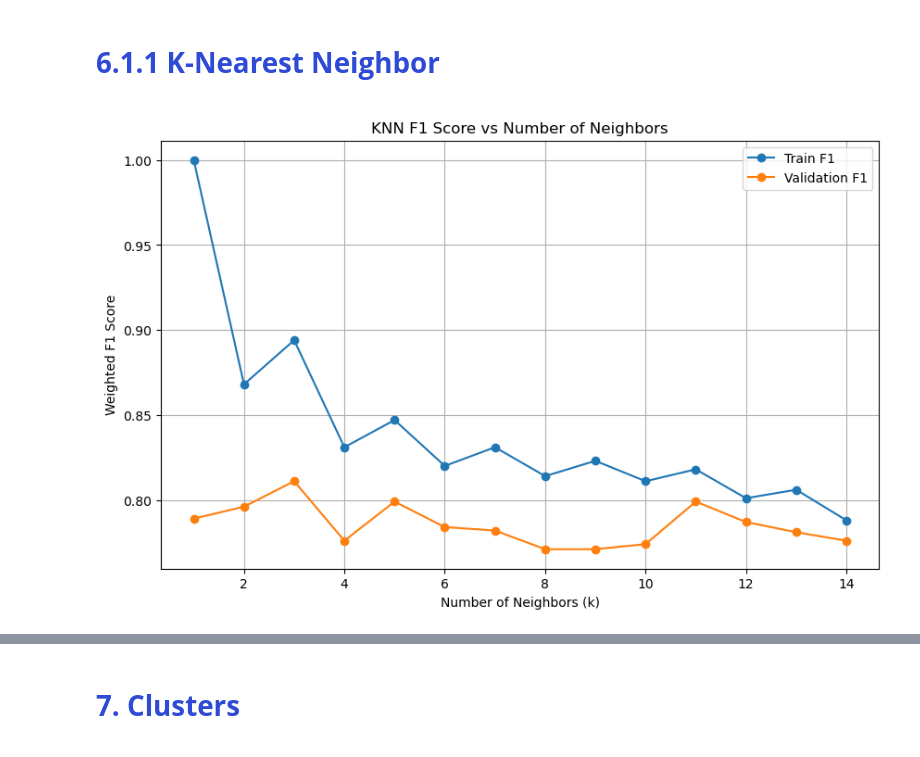
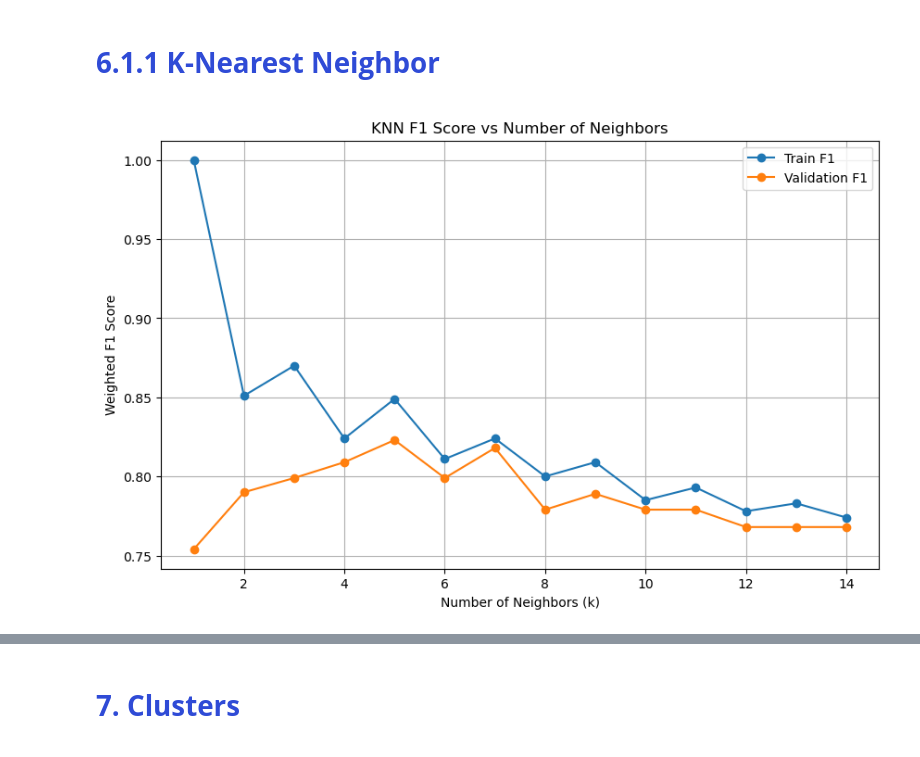
Before and after one commit to deboratcruz11/bootcamp, a Jupyter notebook: HR_Attrition.ipynb, the cells around one changed output, grey strips where cells are left out. Saved outputs shown, nothing was run; the diff lists cells and outputs as text; code cells hidden in the pictures.

```diff
--- a/HR_Attrition.ipynb
+++ b/HR_Attrition.ipynb
@@ -1546,16 +1546,16 @@ def evaluate_knn_with_scaling(X_train_extended, y_train, X_val_extended, y_val,
     return f1_train_scores, f1_val_scores
 # %%
 k_values = list(range(1, 15))
-f1_train, f1_val = evaluate_knn_with_scaling(X_train_strong, y_train, X_val_strong, y_val, k_values)
+f1_train, f1_val = evaluate_knn_with_scaling(X_train_extended, y_train, X_val_extended, y_val, k_values)
 
 plt.figure(figsize=(10,6))
 plt.plot(k_values, f1_train, label='Train F1', marker='o')
 plt.plot(k_values, f1_val, label='Validation F1', marker='o')
 plt.xlabel('Number of Neighbors (k)')
 plt.ylabel('Weighted F1 Score')
 plt.title('KNN F1 Score vs Number of Neighbors')
 plt.legend()
 plt.grid(True)
 plt.show()
 # %% [output]
-[figure, old version]
+[figure, new version]
```
Also changed, not shown: parts of 6 cells of this notebook.
